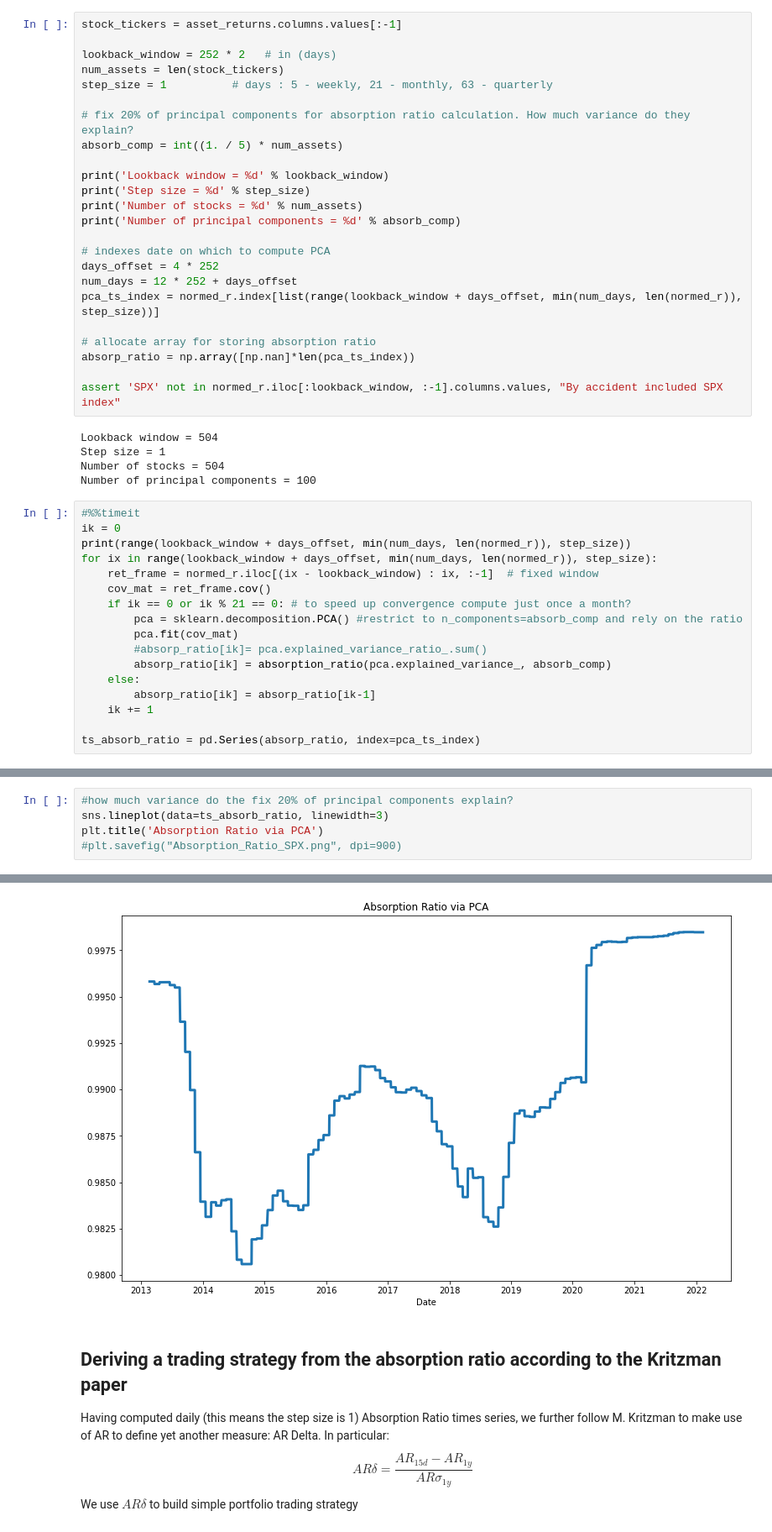
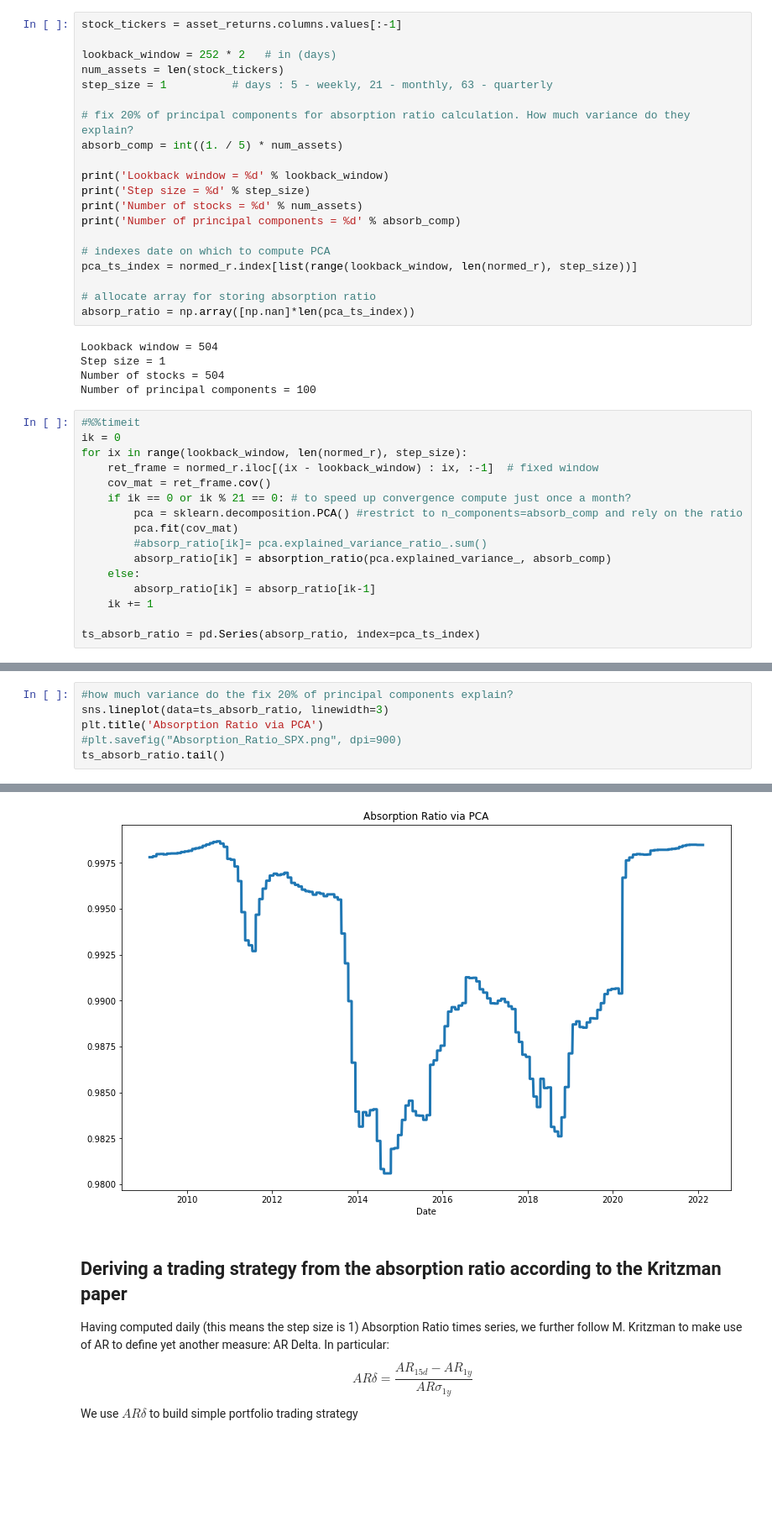
Before and after one commit to jgerhard/quantum-fund, a Jupyter notebook: regime.ipynb, the cells around one changed output, grey strips where cells are left out. Shown at 84% size. Saved outputs shown, nothing was run; the diff lists cells and outputs as text; blank space fills up the shorter version.

```diff
--- a/regime.ipynb
+++ b/regime.ipynb
@@ -135,14 +135,10 @@ print('Number of stocks = %d' % num_assets)
 print('Number of principal components = %d' % absorb_comp)
 
 # indexes date on which to compute PCA
-days_offset = 4 * 252
-num_days = 12 * 252 + days_offset
-pca_ts_index = normed_r.index[list(range(lookback_window + days_offset, min(num_days, len(normed_r)), step_size))]
+pca_ts_index = normed_r.index[list(range(lookback_window, len(normed_r), step_size))]
 
 # allocate array for storing absorption ratio
 absorp_ratio = np.array([np.nan]*len(pca_ts_index))
-
-assert 'SPX' not in normed_r.iloc[:lookback_window, :-1].columns.values, "By accident included SPX index"
 # %% [output]
 Lookback window = 504
 Step size = 1
@@ -151,8 +147,7 @@ Number of principal components = 100
 # %%
 #%%timeit
 ik = 0
-print(range(lookback_window + days_offset, min(num_days, len(normed_r)), step_size))
-for ix in range(lookback_window + days_offset, min(num_days, len(normed_r)), step_size):
+for ix in range(lookback_window, len(normed_r), step_size):
     ret_frame = normed_r.iloc[(ix - lookback_window) : ix, :-1]  # fixed window
     cov_mat = ret_frame.cov()
     if ik == 0 or ik % 21 == 0: # to speed up convergence compute just once a month?
@@ -172,4 +165,5 @@ range(1512, 3776)
 sns.lineplot(data=ts_absorb_ratio, linewidth=3)
 plt.title('Absorption Ratio via PCA')
 #plt.savefig("Absorption_Ratio_SPX.png", dpi=900)
+ts_absorb_ratio.tail()
 # %% [output]
@@ -177,4 +177,4 @@ Text(0.5, 1.0, 'Absorption Ratio via PCA')
-[figure, old version]
+[figure, new version]
 # %% [markdown]
 ## Deriving a trading strategy from the absorption ratio according to the Kritzman paper
 Having computed daily (this means the step size is 1) Absorption Ratio times series, we further follow M. Kritzman to make use of AR to define yet another measure: AR Delta. In particular:
```
Also changed, not shown: parts of 8 cells of this notebook.
